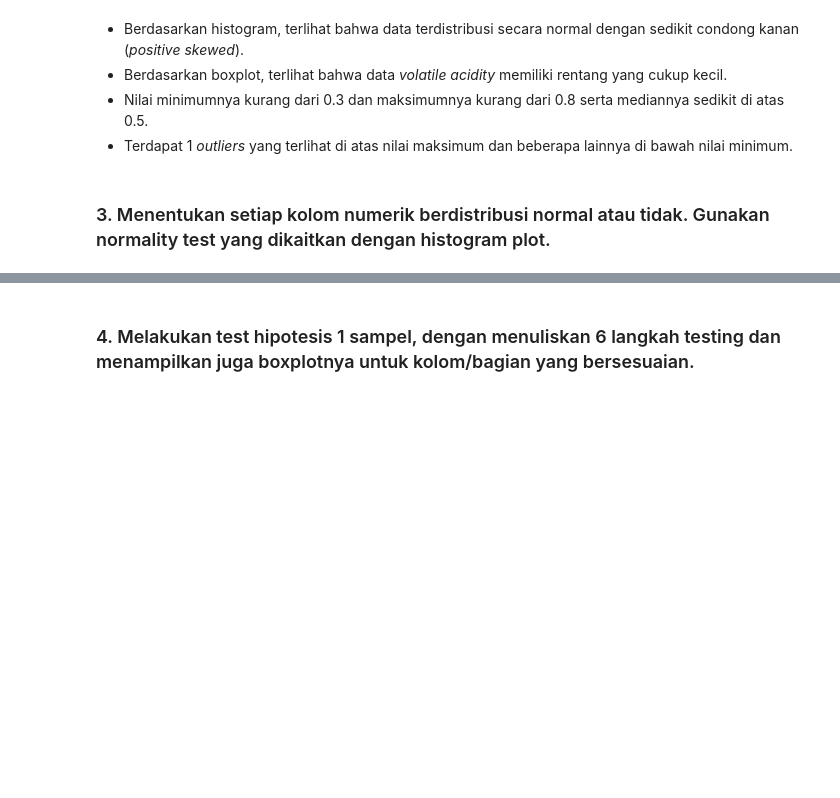
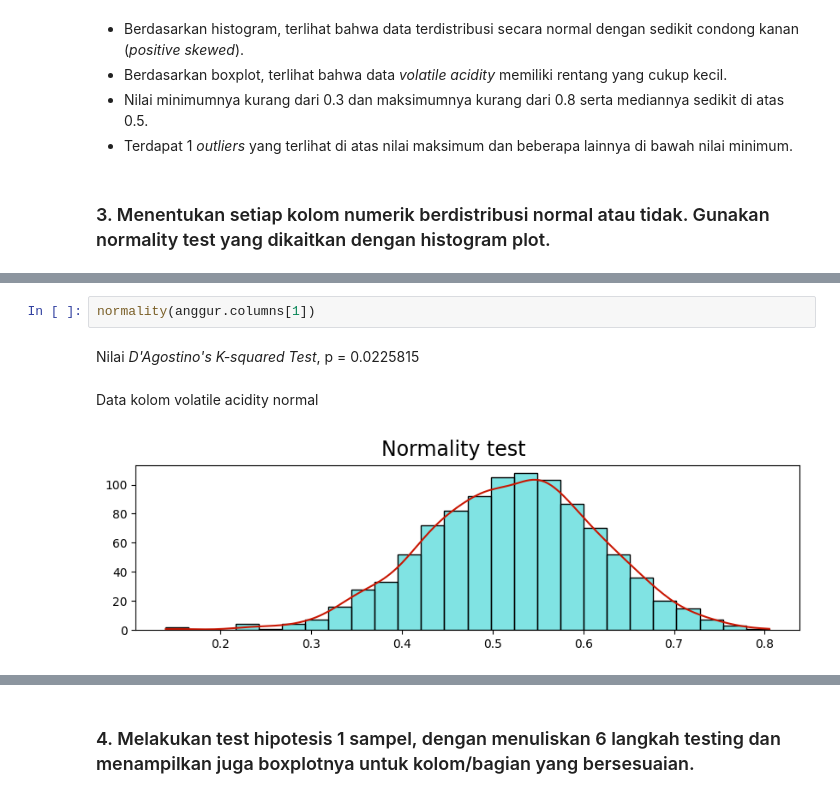
Before and after one commit to SaddamAnnais/K1-T1-IF2220-13521099, a Jupyter notebook: main.ipynb, the cells around one changed output, grey strips where cells are left out. Drawn from its saved outputs; the diff is of its cells as text; blank space fills up the shorter version.

```diff
--- a/main.ipynb
+++ b/main.ipynb
@@ -194,0 +184,6 @@ H0 ditolak, normal
+# %%
+normality(anggur.columns[1])
+# %% [output]
+Nilai *D'Agostino's K-squared Test*, p = 0.0225815
+Data kolom volatile acidity normal
+[figure, added]
```
Also changed, not shown: parts of 21 cells of this notebook.
